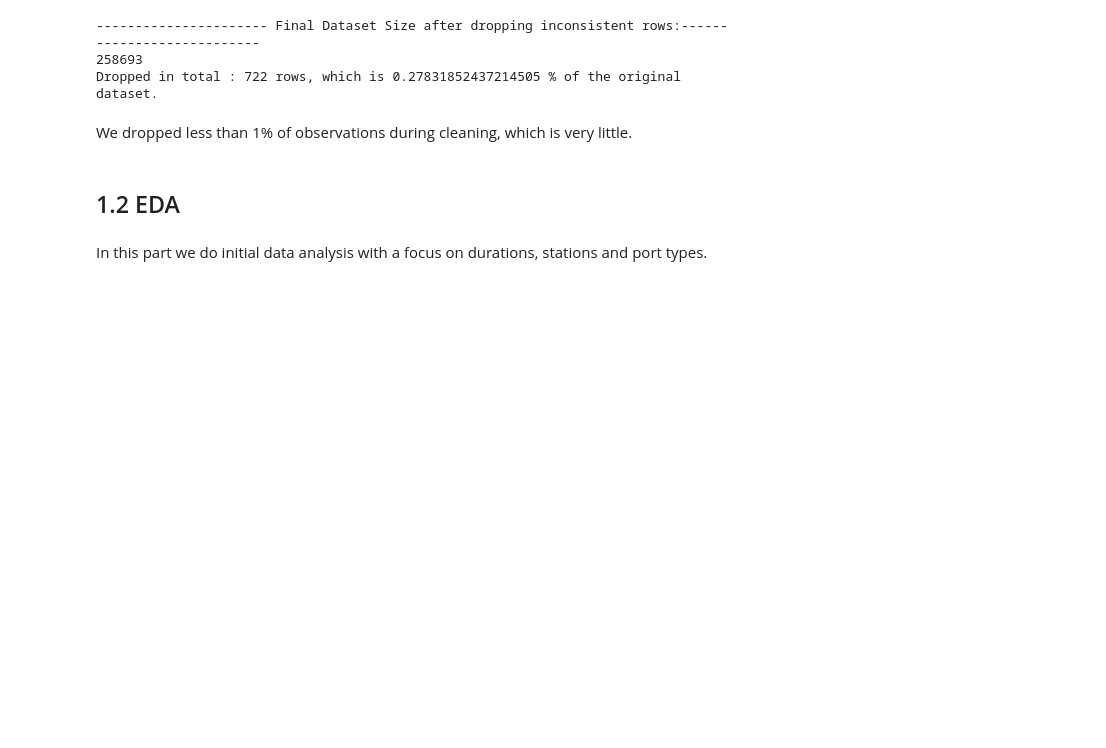
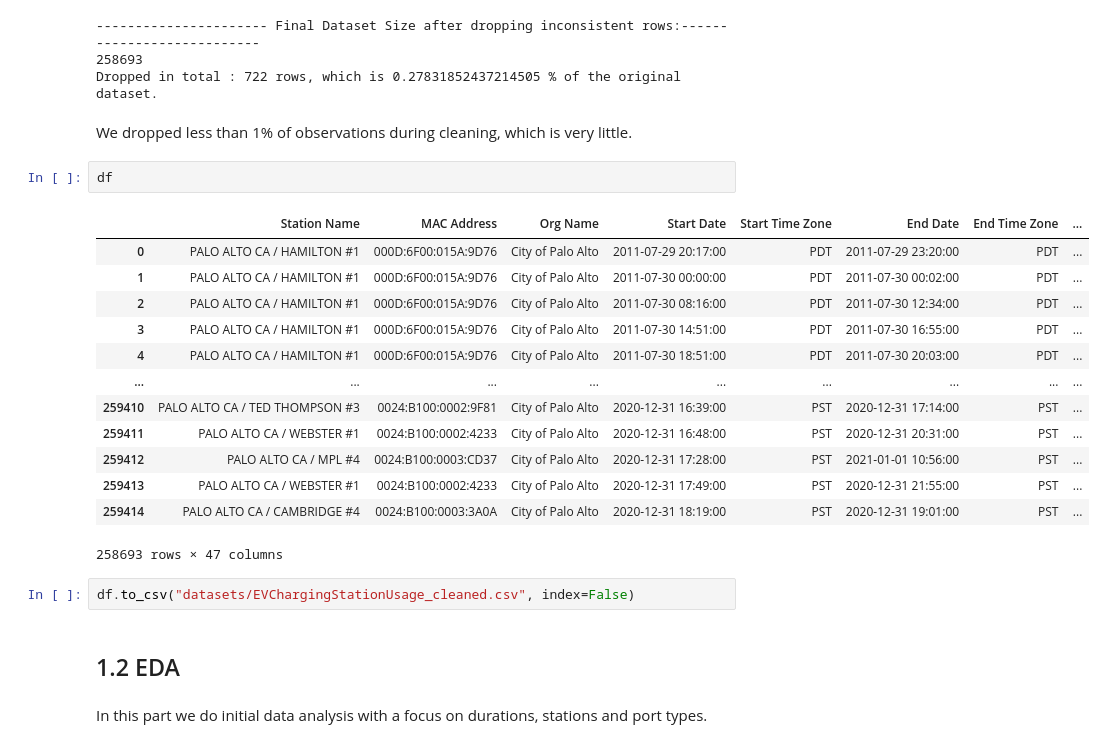
Before and after one commit to katarzynarogalska/Intro-to-Business-Analytics, a Jupyter notebook: main.ipynb, the cells around one changed output. Saved outputs shown, nothing was run; the diff lists cells and outputs as text; blank space fills up the shorter version.

```diff
--- a/main.ipynb
+++ b/main.ipynb
@@ -241,6 +241,24 @@ print("Dropped in total :", initial_length - len(df), "rows, which is", (initial
 Dropped in total : 722 rows, which is 0.27831852437214505 % of the original dataset.
 # %% [markdown]
 We dropped less than 1% of observations during cleaning, which is very little.
+# %%
+df
+# %% [output]
+|  | Station Name | MAC Address | Org Name | Start Date | Start Time Zone | End Date | End Time Zone | ... |
+| 0 | PALO ALTO CA / HAMILTON #1 | 000D:6F00:015A:9D76 | City of Palo Alto | 2011-07-29 20:17:00 | PDT | 2011-07-29 23:20:00 | PDT | ... |
+| 1 | PALO ALTO CA / HAMILTON #1 | 000D:6F00:015A:9D76 | City of Palo Alto | 2011-07-30 00:00:00 | PDT | 2011-07-30 00:02:00 | PDT | ... |
+| 2 | PALO ALTO CA / HAMILTON #1 | 000D:6F00:015A:9D76 | City of Palo Alto | 2011-07-30 08:16:00 | PDT | 2011-07-30 12:34:00 | PDT | ... |
+| 3 | PALO ALTO CA / HAMILTON #1 | 000D:6F00:015A:9D76 | City of Palo Alto | 2011-07-30 14:51:00 | PDT | 2011-07-30 16:55:00 | PDT | ... |
+| 4 | PALO ALTO CA / HAMILTON #1 | 000D:6F00:015A:9D76 | City of Palo Alto | 2011-07-30 18:51:00 | PDT | 2011-07-30 20:03:00 | PDT | ... |
+| ... | ... | ... | ... | ... | ... | ... | ... | ... |
+| 259410 | PALO ALTO CA / TED THOMPSON #3 | 0024:B100:0002:9F81 | City of Palo Alto | 2020-12-31 16:39:00 | PST | 2020-12-31 17:14:00 | PST | ... |
+| 259411 | PALO ALTO CA / WEBSTER #1 | 0024:B100:0002:4233 | City of Palo Alto | 2020-12-31 16:48:00 | PST | 2020-12-31 20:31:00 | PST | ... |
+| 259412 | PALO ALTO CA / MPL #4 | 0024:B100:0003:CD37 | City of Palo Alto | 2020-12-31 17:28:00 | PST | 2021-01-01 10:56:00 | PST | ... |
+| 259413 | PALO ALTO CA / WEBSTER #1 | 0024:B100:0002:4233 | City of Palo Alto | 2020-12-31 17:49:00 | PST | 2020-12-31 21:55:00 | PST | ... |
+| 259414 | PALO ALTO CA / CAMBRIDGE #4 | 0024:B100:0003:3A0A | City of Palo Alto | 2020-12-31 18:19:00 | PST | 2020-12-31 19:01:00 | PST | ... |
+258693 rows × 47 columns
+# %%
+df.to_csv("datasets/EVChargingStationUsage_cleaned.csv", index=False)
 # %% [markdown]
 ## 1.2 EDA
 # %% [markdown]
```
Also changed, not shown: parts of 6 cells of this notebook, 3 other files.
